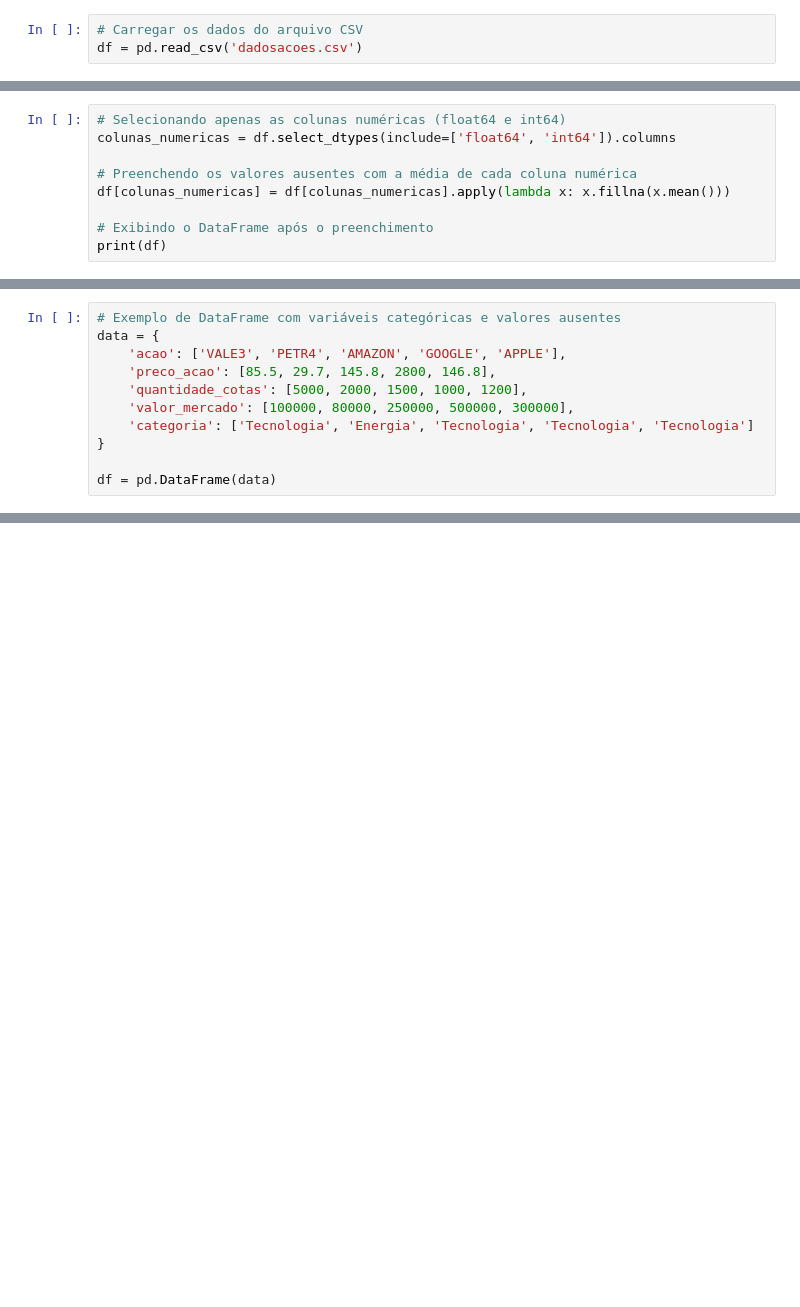
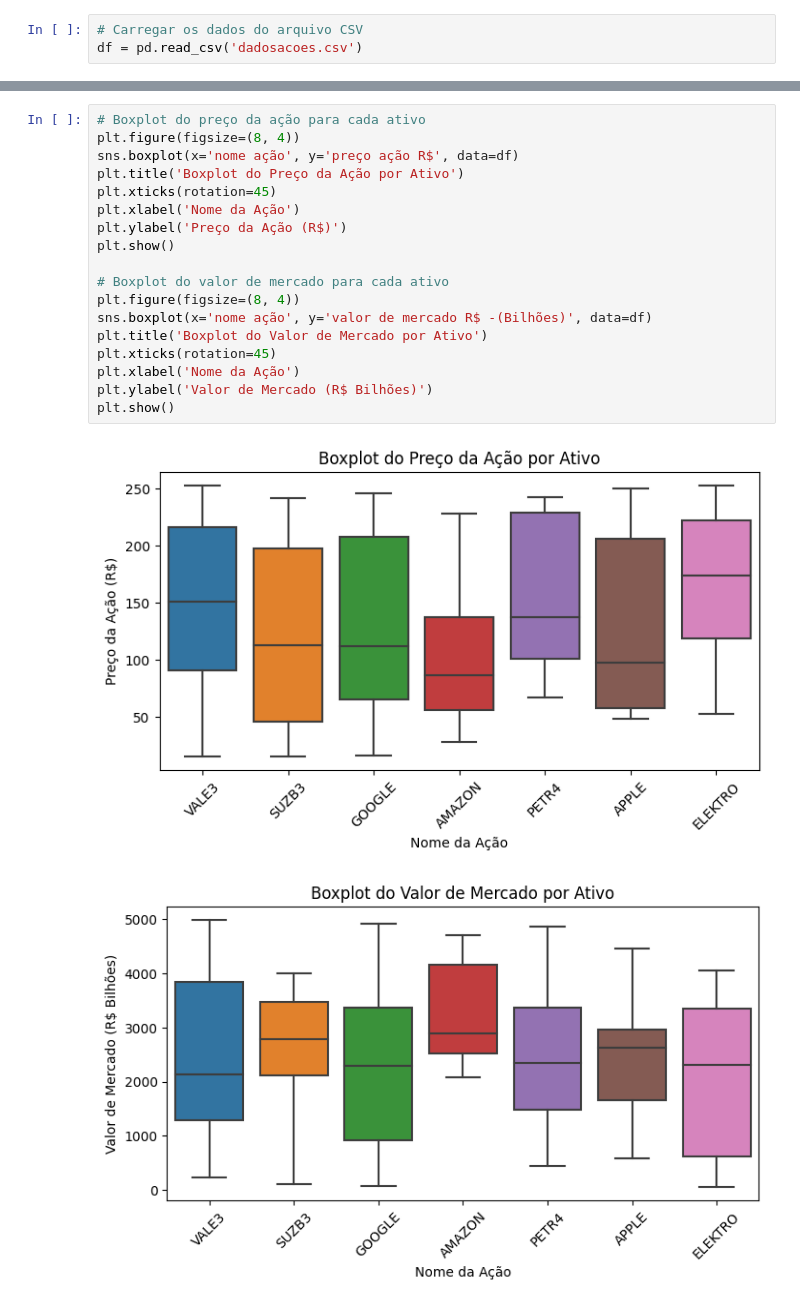
Before and after one commit to WilliamMC87/SOMATIVA_IABD, a Jupyter notebook: somativa.ipynb, the cells around one changed output, grey strips where cells are left out. Saved outputs shown, nothing was run; the diff lists cells and outputs as text; blank space fills up the shorter version.

```diff
--- a/somativa.ipynb
+++ b/somativa.ipynb
@@ -87,9 +15,0 @@ Index(['nome ação'], dtype='object')
-# %%
-# Selecionando apenas as colunas numéricas (float64 e int64)
-colunas_numericas = df.select_dtypes(include=['float64', 'int64']).columns
-
-# Preenchendo os valores ausentes com a média de cada coluna numérica
-df[colunas_numericas] = df[colunas_numericas].apply(lambda x: x.fillna(x.mean()))
-
-# Exibindo o DataFrame após o preenchimento
-print(df)
@@ -126,11 +15,0 @@ from sklearn.decomposition import PCA
-# %%
-# Exemplo de DataFrame com variáveis categóricas e valores ausentes
-data = {
-    'acao': ['VALE3', 'PETR4', 'AMAZON', 'GOOGLE', 'APPLE'],
-    'preco_acao': [85.5, 29.7, 145.8, 2800, 146.8],
-    'quantidade_cotas': [5000, 2000, 1500, 1000, 1200],
-    'valor_mercado': [100000, 80000, 250000, 500000, 300000],
-    'categoria': ['Tecnologia', 'Energia', 'Tecnologia', 'Tecnologia', 'Tecnologia']
-}
-
-df = pd.DataFrame(data)
@@ -217,0 +34,21 @@ Gráfico do Cotovelo (Elbow Method)
+# %%
+# Boxplot do preço da ação para cada ativo
+plt.figure(figsize=(8, 4))
+sns.boxplot(x='nome ação', y='preço ação R$', data=df)
+plt.title('Boxplot do Preço da Ação por Ativo')
+plt.xticks(rotation=45)
+plt.xlabel('Nome da Ação')
+plt.ylabel('Preço da Ação (R$)')
+plt.show()
+
+# Boxplot do valor de mercado para cada ativo
+plt.figure(figsize=(8, 4))
+sns.boxplot(x='nome ação', y='valor de mercado R$ -(Bilhões)', data=df)
+plt.title('Boxplot do Valor de Mercado por Ativo')
+plt.xticks(rotation=45)
+plt.xlabel('Nome da Ação')
+plt.ylabel('Valor de Mercado (R$ Bilhões)')
+plt.show()
+# %% [output]
+[figure, added]
+[figure, added]
```
Also changed, not shown: parts of 41 cells of this notebook.
